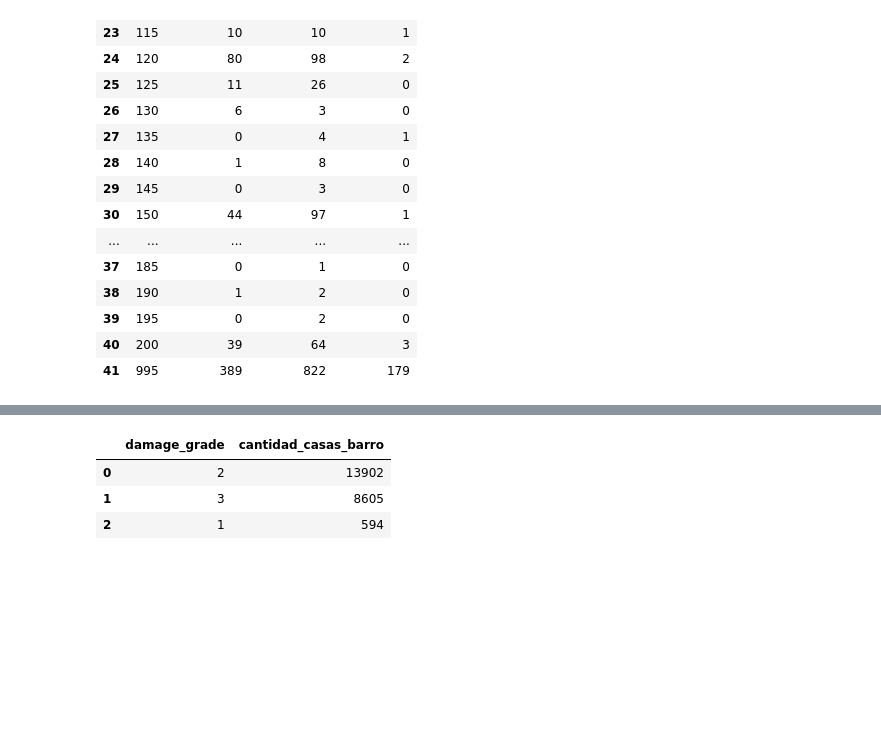
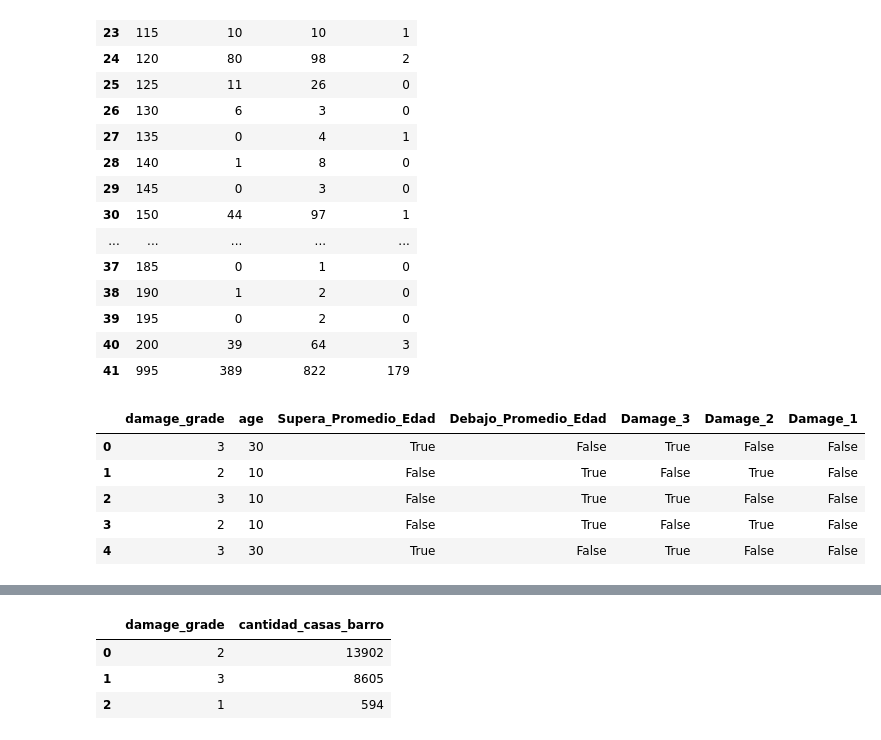
Before and after one commit to juanicolombo97/TP1-OrganizacionDatos, a Jupyter notebook: TP1.ipynb, the cells around one changed output, grey strips where cells are left out. Cells and saved outputs as stored; diff of their text form; code cells hidden in the pictures; blank space fills up the shorter version.

```diff
--- a/TP1.ipynb
+++ b/TP1.ipynb
@@ -244,3 +254,12 @@ datos_rangos_edad_mayor_100
 | 39 | 195 | 0 | 2 | 0 |
 | 40 | 200 | 39 | 64 | 3 |
 | 41 | 995 | 389 | 822 | 179 |
+# %%
+datos_edad_filtrados.head()
+# %% [output]
+|  | damage_grade | age | Supera_Promedio_Edad | Debajo_Promedio_Edad | Damage_3 | Damage_2 | Damage_1 |
+| 0 | 3 | 30 | True | False | True | False | False |
+| 1 | 2 | 10 | False | True | False | True | False |
+| 2 | 3 | 10 | False | True | True | False | False |
+| 3 | 2 | 10 | False | True | False | True | False |
+| 4 | 3 | 30 | True | False | True | False | False |
```
Also changed, not shown: parts of 14 cells of this notebook.
